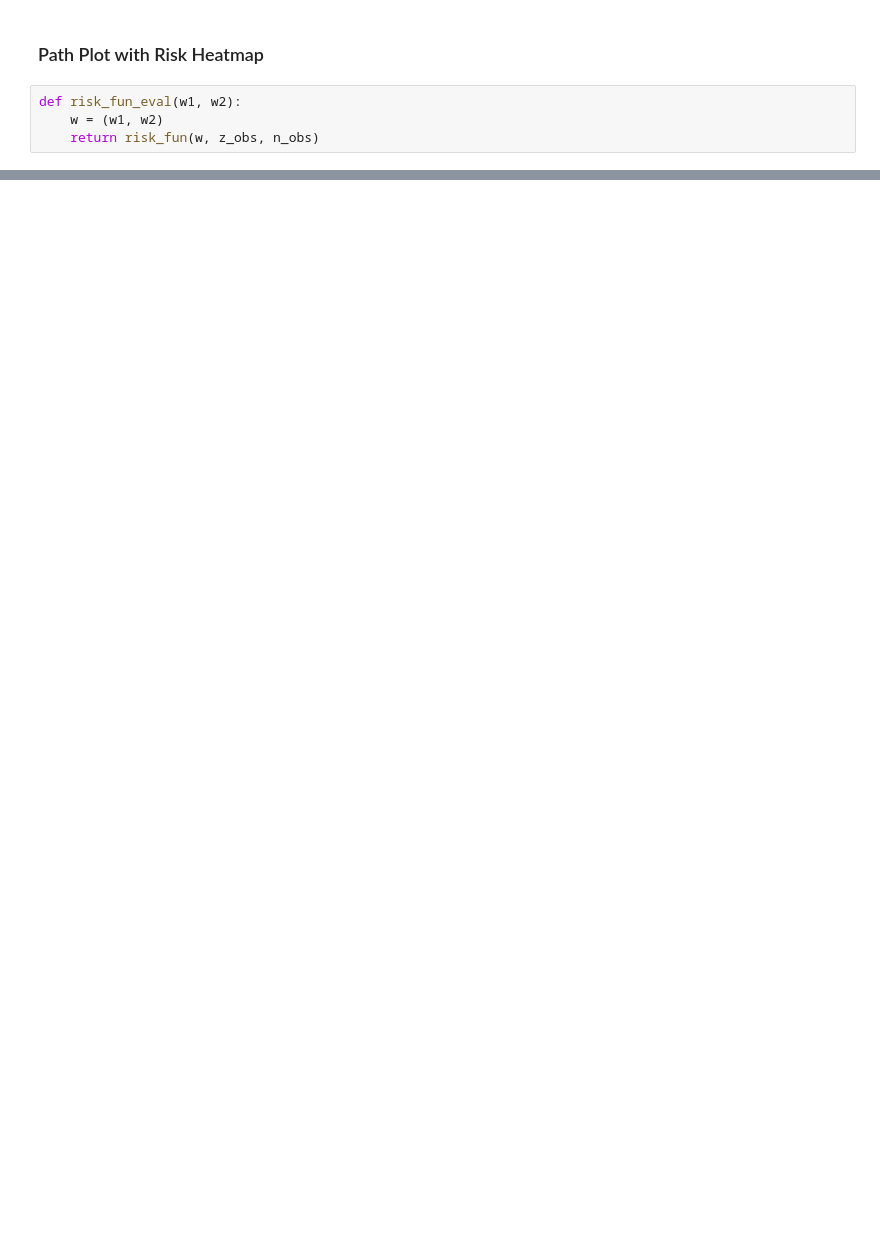
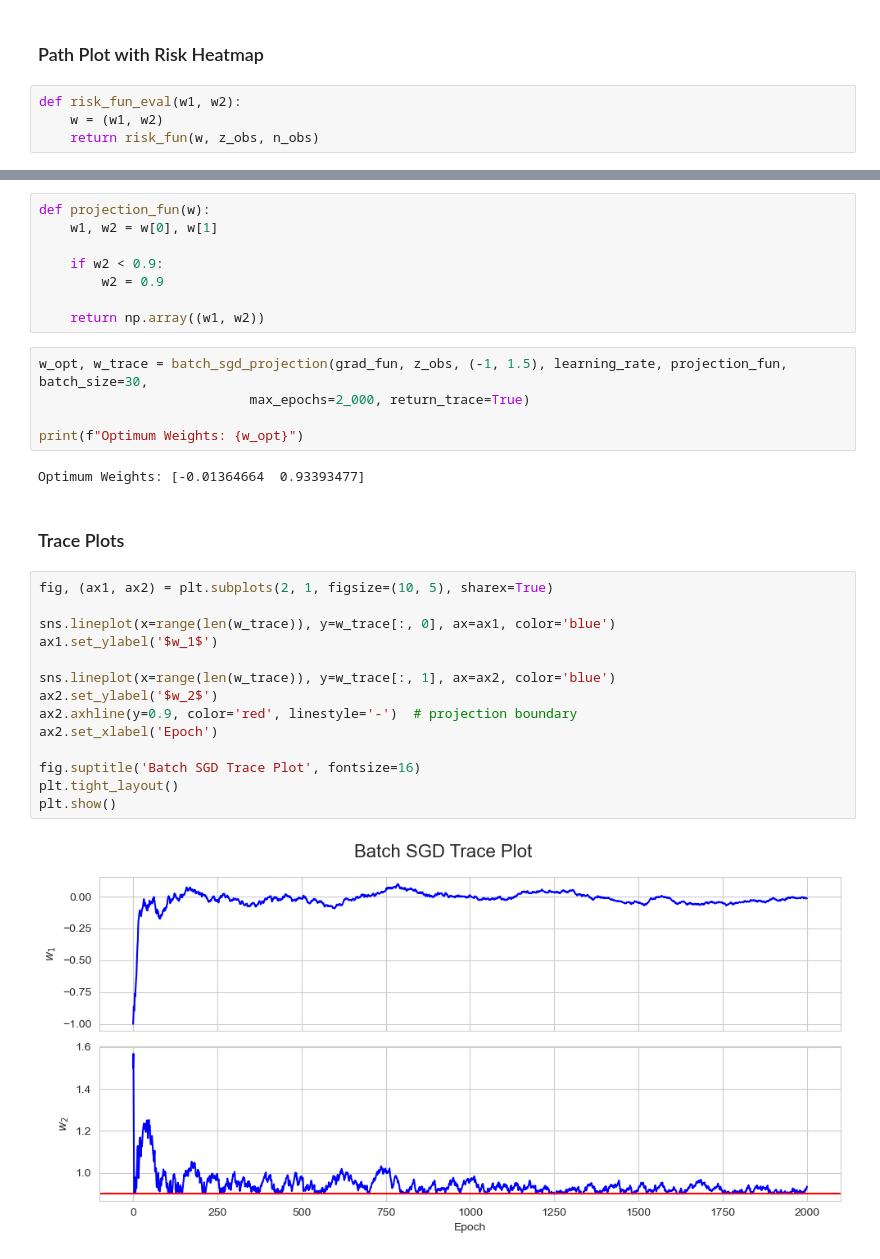
Before and after one commit to jreaso/gradient-descent-algorithms, a Jupyter notebook: logistic_regression_example.ipynb, the cells around one changed output, grey strips where cells are left out. Saved outputs shown, nothing was run; the diff lists cells and outputs as text; blank space fills up the shorter version.

Commit message:
added projection example

```diff
--- a/logistic_regression_example.ipynb
+++ b/logistic_regression_example.ipynb
@@ -221,0 +230,33 @@ plt.show()
+# %%
+def projection_fun(w):
+    w1, w2 = w[0], w[1]
+
+    if w2 < 0.9:
+        w2 = 0.9
+
+    return np.array((w1, w2))
+# %%
+w_opt, w_trace = batch_sgd_projection(grad_fun, z_obs, (-1, 1.5), learning_rate, projection_fun, batch_size=30,
+                           max_epochs=2_000, return_trace=True)
+
+print(f"Optimum Weights: {w_opt}")
+# %% [output]
+Optimum Weights: [-0.01364664  0.93393477]
+# %% [markdown]
+### Trace Plots
+# %%
+fig, (ax1, ax2) = plt.subplots(2, 1, figsize=(10, 5), sharex=True)
+
+sns.lineplot(x=range(len(w_trace)), y=w_trace[:, 0], ax=ax1, color='blue')
+ax1.set_ylabel('$w_1$')
+
+sns.lineplot(x=range(len(w_trace)), y=w_trace[:, 1], ax=ax2, color='blue')
+ax2.set_ylabel('$w_2$')
+ax2.axhline(y=0.9, color='red', linestyle='-')  # projection boundary
+ax2.set_xlabel('Epoch')
+
+fig.suptitle('Batch SGD Trace Plot', fontsize=16)
+plt.tight_layout()
+plt.show()
+# %% [output]
+[figure, added]
```
Also changed, not shown: parts of 9 cells of this notebook.
